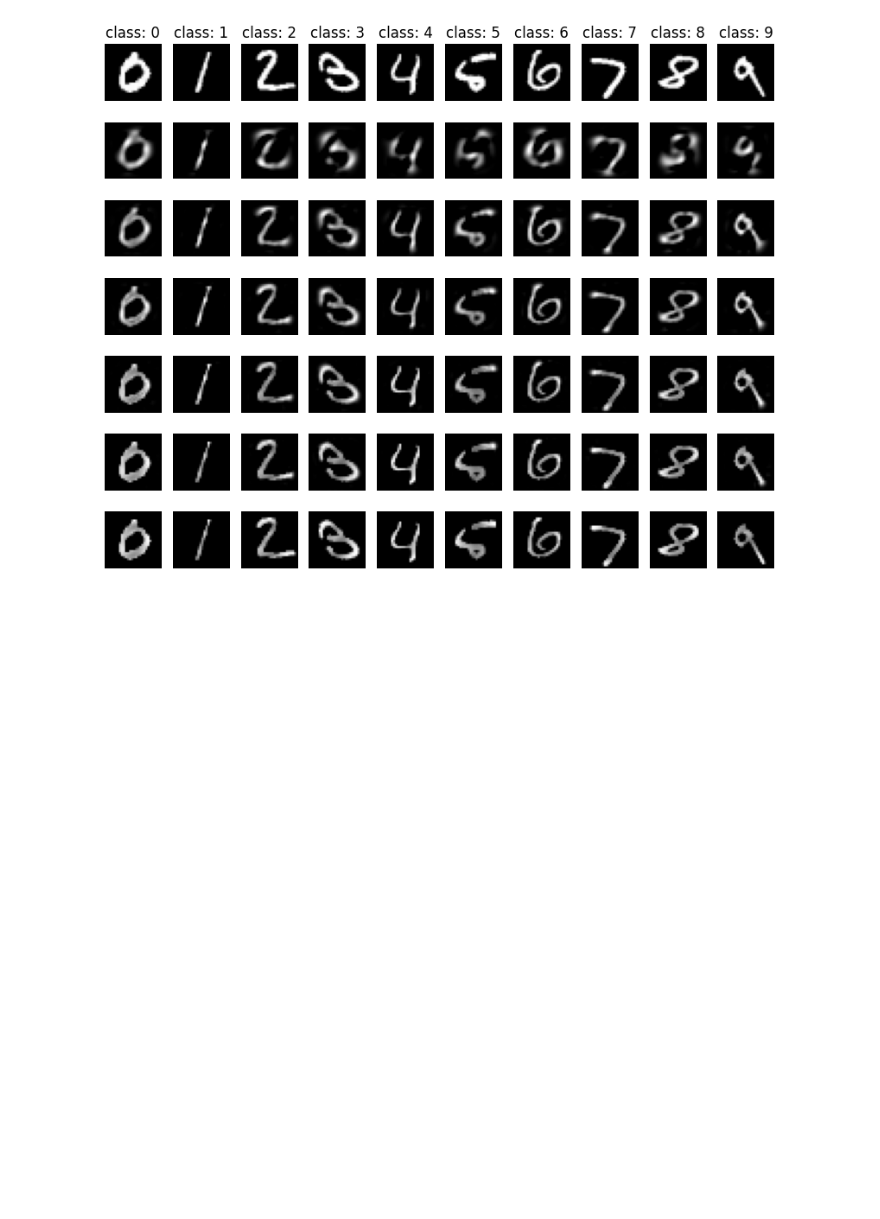
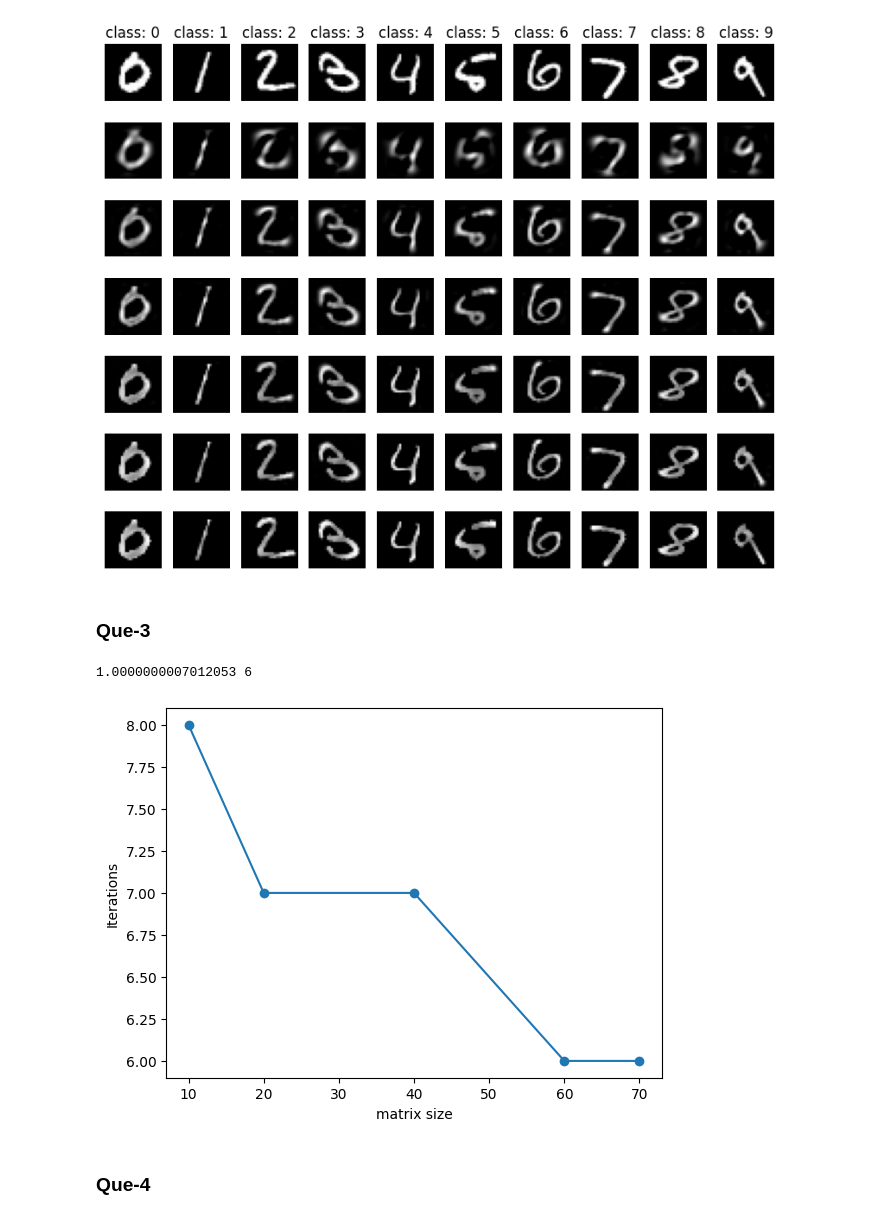
Before and after one commit to nirbhay-design/IISC_SEM1, a Jupyter notebook: LAA/LAA_24806.ipynb, the cells around one changed output. Drawn from its saved outputs; the diff is of its cells as text; code cells hidden in the pictures; blank space fills up the shorter version.

```diff
--- a/LAA/LAA_24806.ipynb
+++ b/LAA/LAA_24806.ipynb
@@ -170,3 +367,49 @@ def plot_images_pca(X_x, y_y, outs, num_comp, classes, img_size):
 plot_images_pca(X_x, y_y, outs, num_comp, 10, (28,28))
 # %% [output]
 [figure]
+# %% [markdown]
+### **Que-3**
+# %%
+def load_TMat(file="transition_matrices/P_038.txt"):
+    fd = []
+    with open(file, 'r') as f:
+        for line in f.readlines():
+            fd.append(list(map(lambda x: float(x), line.replace("\n","").split(" "))))
+    return np.array(fd)
+
+def power_method(mat):
+    piT = np.random.randn(1, mat.shape[0])
+    piT = np.exp(piT)
+    piT = piT / np.sum(piT)
+    epsilon = 1e-6
+    T = 0
+    while True:
+        T += 1
+        opiT = piT
+        piT = np.dot(piT, mat)
+        if np.linalg.norm(piT - opiT) < epsilon:
+            break
+    return piT, T
+
+def mat_variation(mat):
+    size = [10, 20, 40, 60, 70]
+    power_T = []
+    for sz in size:
+        nmat = mat[:sz, :sz]
+        normal_mat = nmat / np.sum(nmat, axis=1).reshape(-1,1)
+        piT, T = power_method(normal_mat)
+        power_T.append(T)
+    plt.plot(size, power_T, marker = "o")
+    plt.xlabel("matrix size")
+    plt.ylabel("Iterations")
+    plt.show()
+
+mat = load_TMat()
+pi, T = power_method(mat)
+print(pi.sum(), T)
+mat_variation(mat)
+# %% [output]
+1.0000000007012053 6
+[figure, added]
+# %% [markdown]
+### **Que-4**
```
Also changed, not shown: parts of 10 cells of this notebook.
